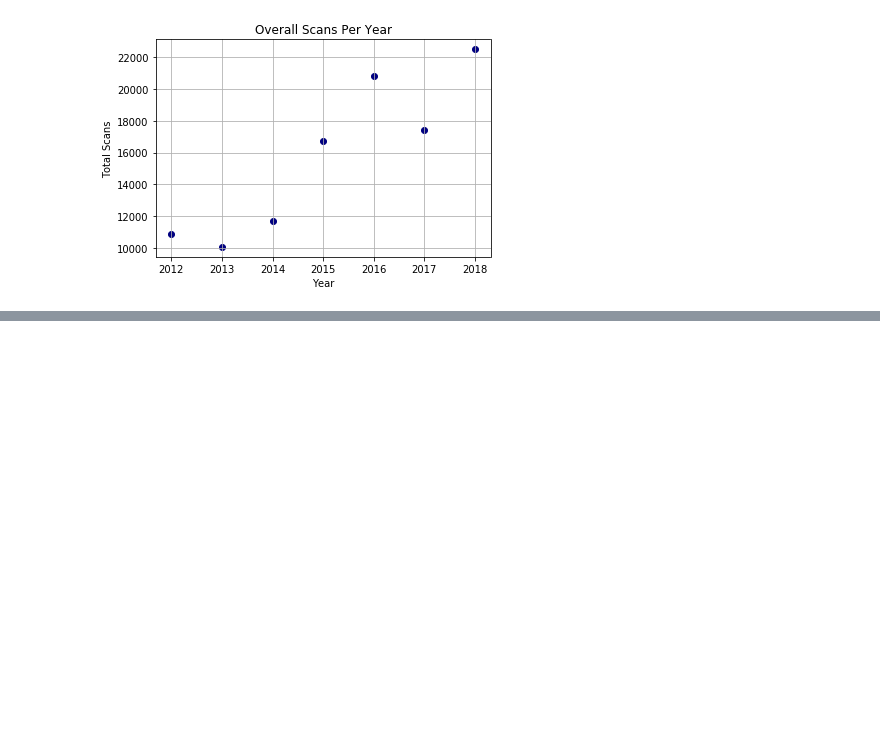
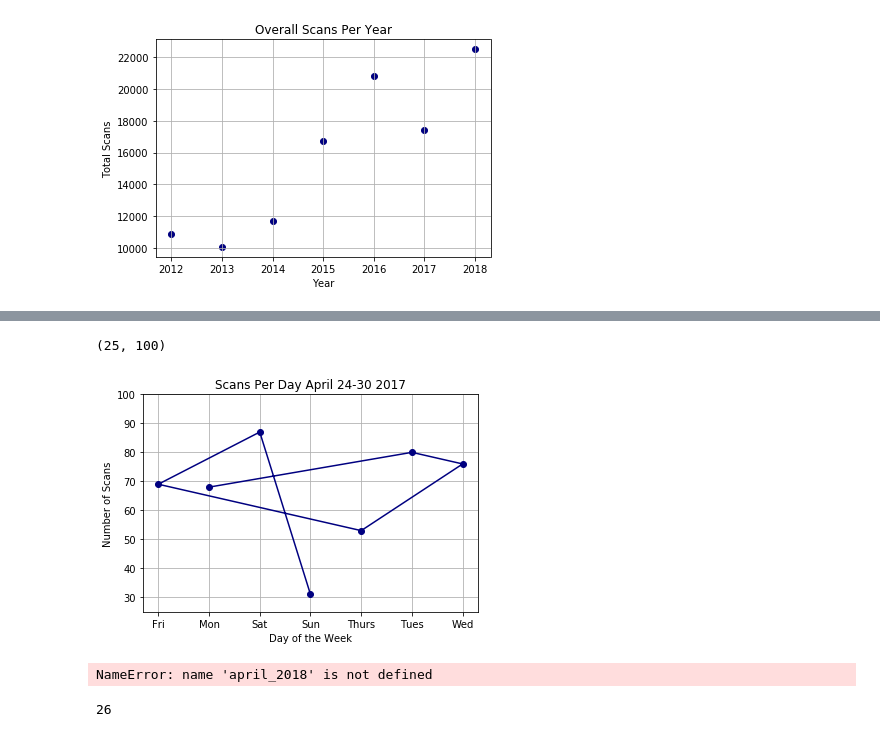
Before and after one commit to cronand3/Dog-Park-Project, a Jupyter notebook: Semester_Project_SydneySmith.ipynb, the cells around one changed output, grey strips where cells are left out. Drawn from its saved outputs; the diff is of its cells as text; code cells hidden in the pictures; blank space fills up the shorter version.

```diff
--- a/Semester_Project_SydneySmith.ipynb
+++ b/Semester_Project_SydneySmith.ipynb
@@ -212,0 +525,24 @@ find_enter_exit_times('jhbeaeafaabfbibbjijgbejejfjjbiajaajdahabbijiadadjhbbjcbib
+# %%
+#april 24-30 2017
+m24 = len(dates_2017[5930:5998])
+t25 = len(dates_2017[5999:6079])
+w26 = len(dates_2017[6080:6156])
+t27 = len(dates_2017[6157:6210])
+f28 = len(dates_2017[6211:6280])
+s29 = len(dates_2017[6281:6368])
+s30 = len(dates_2017[6369:6400])
+ys = [m24,t25,w26,t27,f28,s29,s30]
+xs = ["Mon", "Tues", "Wed", "Thurs",'Fri', 'Sat', "Sun" ]
+plt.plot(xs,ys, color = 'navy', marker = 'o')
+plt.grid()
+plt.title('Scans Per Day April 24-30 2017')
+plt.xlabel("Day of the Week")
+plt.ylabel("Number of Scans")
+plt.ylim(25,100)
+# %% [output]
+(25, 100)
+[figure, added]
+# %%
+len(april_2018)
+# %% [output]
+NameError: name 'april_2018' is not defined
@@ -212,0 +580,4 @@ find_enter_exit_times('jhbeaeafaabfbibbjijgbejejfjjbiajaajdahabbijiadadjhbbjcbib
+# %%
+len(unique(june1_userid))
+# %% [output]
+26
```
Also changed, not shown: parts of 25 cells of this notebook.
